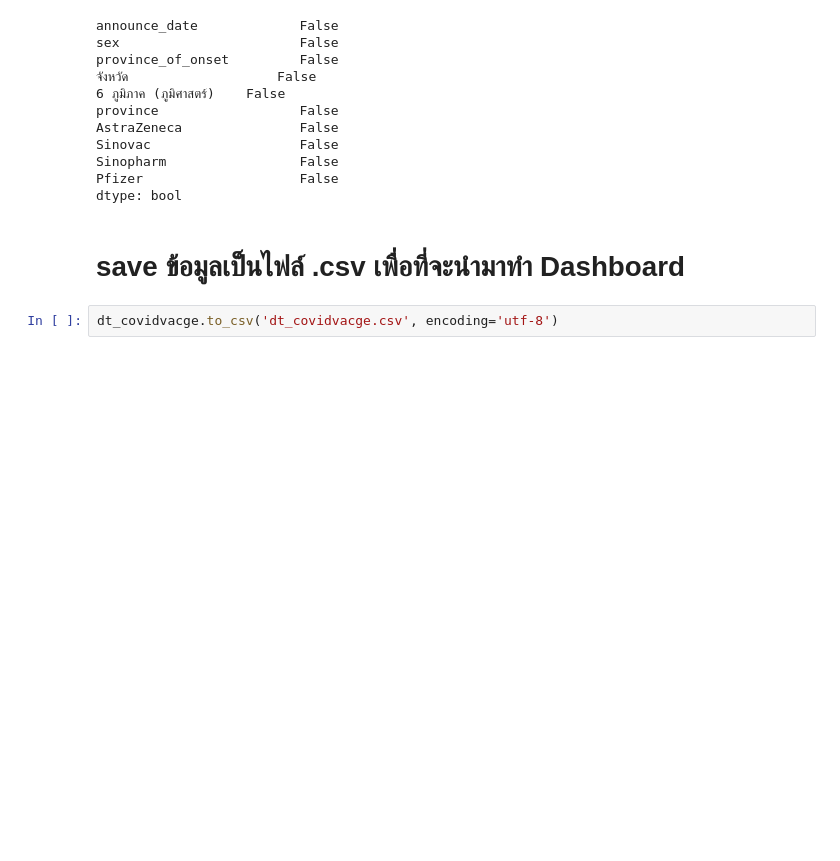
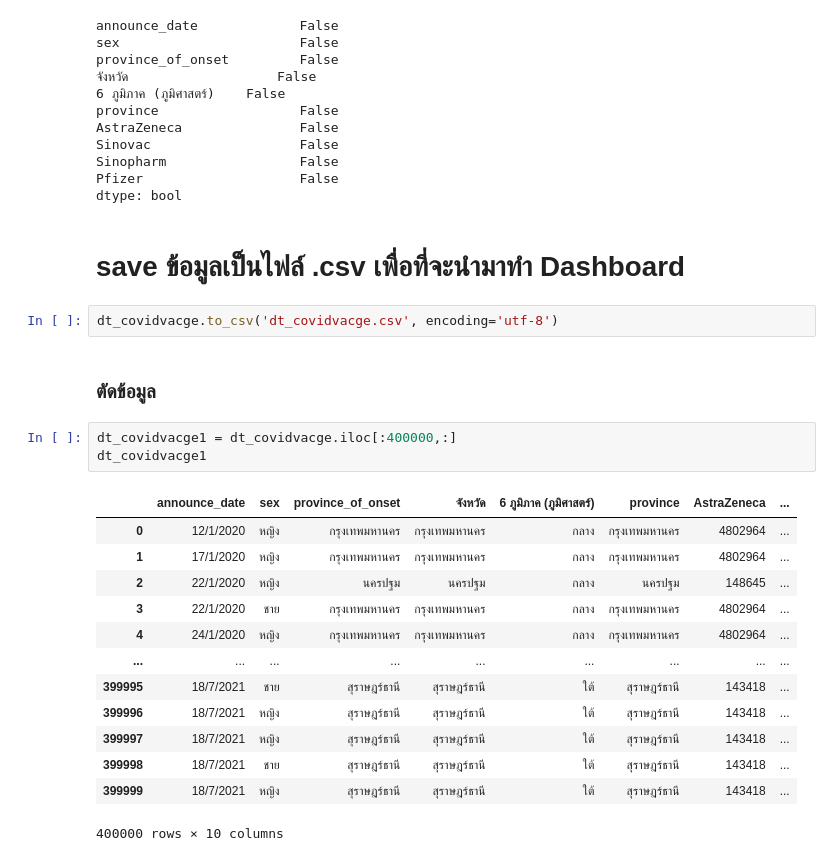
Before and after one commit to Chanunchida-May/data_viz_2022, a Jupyter notebook: ProjectDashBoard.ipynb, the cells around one changed output. Drawn from its saved outputs; the diff is of its cells as text; blank space fills up the shorter version.

```diff
--- a/ProjectDashBoard.ipynb
+++ b/ProjectDashBoard.ipynb
@@ -945,3 +945,22 @@ dtype: bool
 # save ข้อมูลเป็นไฟล์ .csv เพื่อที่จะนำมาทำ Dashboard
 # %%
 dt_covidvacge.to_csv('dt_covidvacge.csv', encoding='utf-8')
+# %% [markdown]
+### ตัดข้อมูล
+# %%
+dt_covidvacge1 = dt_covidvacge.iloc[:400000,:]
+dt_covidvacge1
+# %% [output]
+|  | announce_date | sex | province_of_onset | จังหวัด | 6 ภูมิภาค (ภูมิศาสตร์) | province | AstraZeneca | ... |
+| 0 | 12/1/2020 | หญิง | กรุงเทพมหานคร | กรุงเทพมหานคร | กลาง | กรุงเทพมหานคร | 4802964 | ... |
+| 1 | 17/1/2020 | หญิง | กรุงเทพมหานคร | กรุงเทพมหานคร | กลาง | กรุงเทพมหานคร | 4802964 | ... |
+| 2 | 22/1/2020 | หญิง | นครปฐม | นครปฐม | กลาง | นครปฐม | 148645 | ... |
+| 3 | 22/1/2020 | ชาย | กรุงเทพมหานคร | กรุงเทพมหานคร | กลาง | กรุงเทพมหานคร | 4802964 | ... |
+| 4 | 24/1/2020 | หญิง | กรุงเทพมหานคร | กรุงเทพมหานคร | กลาง | กรุงเทพมหานคร | 4802964 | ... |
+| ... | ... | ... | ... | ... | ... | ... | ... | ... |
+| 399995 | 18/7/2021 | ชาย | สุราษฎร์ธานี | สุราษฎร์ธานี | ใต้ | สุราษฎร์ธานี | 143418 | ... |
+| 399996 | 18/7/2021 | หญิง | สุราษฎร์ธานี | สุราษฎร์ธานี | ใต้ | สุราษฎร์ธานี | 143418 | ... |
+| 399997 | 18/7/2021 | หญิง | สุราษฎร์ธานี | สุราษฎร์ธานี | ใต้ | สุราษฎร์ธานี | 143418 | ... |
+| 399998 | 18/7/2021 | ชาย | สุราษฎร์ธานี | สุราษฎร์ธานี | ใต้ | สุราษฎร์ธานี | 143418 | ... |
+| 399999 | 18/7/2021 | หญิง | สุราษฎร์ธานี | สุราษฎร์ธานี | ใต้ | สุราษฎร์ธานี | 143418 | ... |
+400000 rows × 10 columns
```
Also changed, not shown: parts of 8 cells of this notebook.
